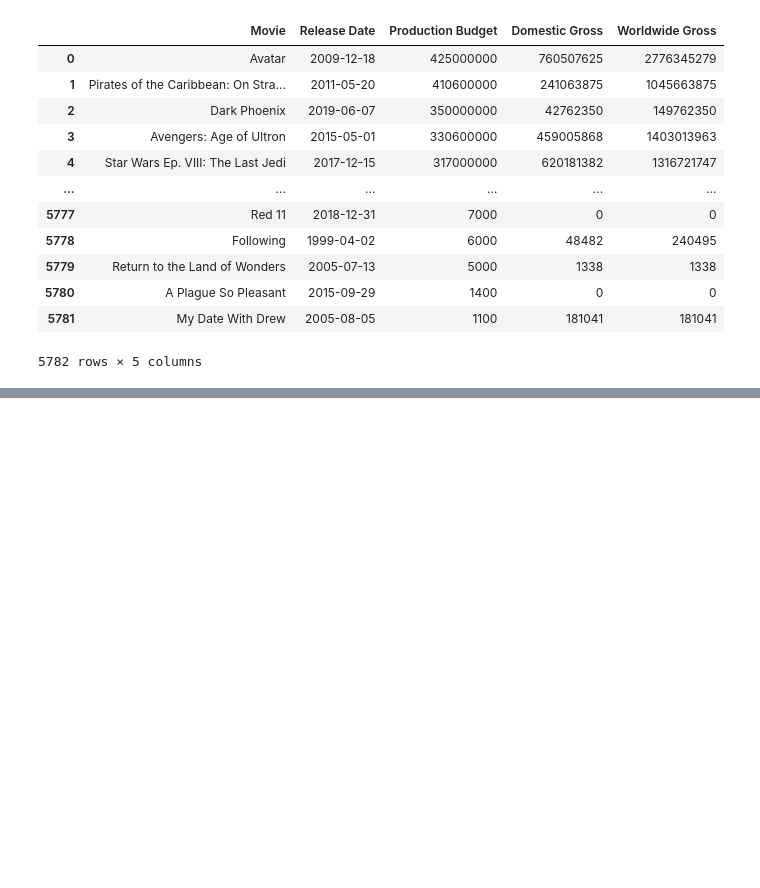
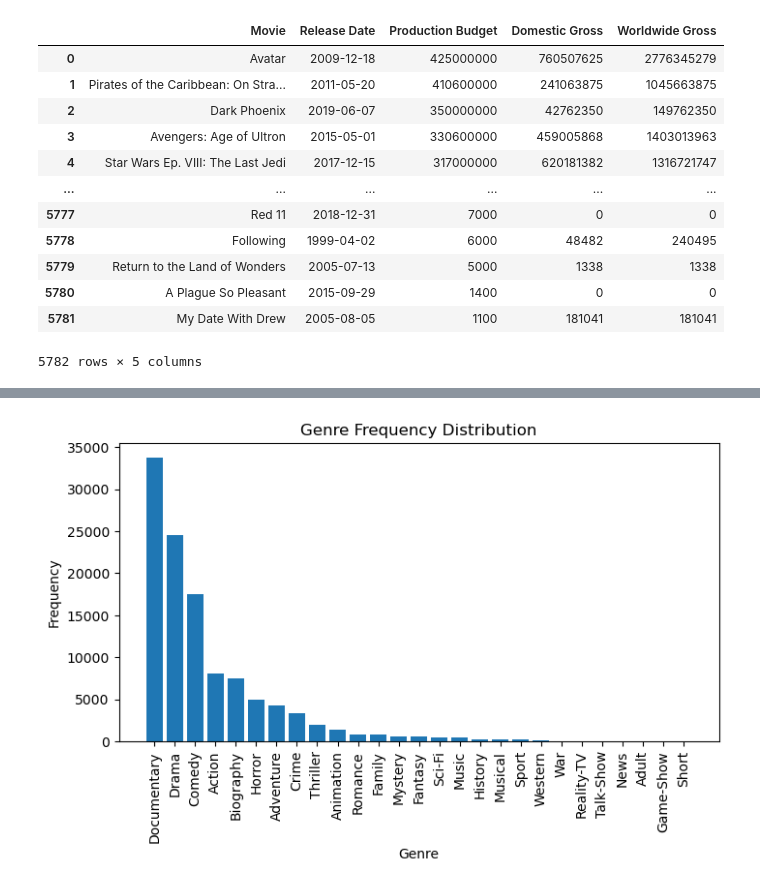
Before and after one commit to Ivan3864/Microsoft-Movie-Studio-Analysis, a Jupyter notebook: insight.ipynb, the cells around one changed output, grey strips where cells are left out. Drawn from its saved outputs; the diff is of its cells as text; code cells hidden in the pictures; blank space fills up the shorter version.

Commit message:
Complete analysis of Dataset1 using visualizations

```diff
--- a/insight.ipynb
+++ b/insight.ipynb
@@ -414,0 +456,12 @@ dataset3
+# %%
+#Visualizing the frequency distribution of genres
+genre_counts = dataset1['Genre'].value_counts()
+plt.figure(figsize=(8, 4))
+plt.bar(genre_counts.index, genre_counts.values)
+plt.xlabel('Genre')
+plt.ylabel('Frequency')
+plt.title('Genre Frequency Distribution')
+plt.xticks(rotation=90)
+plt.show()
+# %% [output]
+[figure, added]
```
Also changed, not shown: parts of 9 cells of this notebook.
